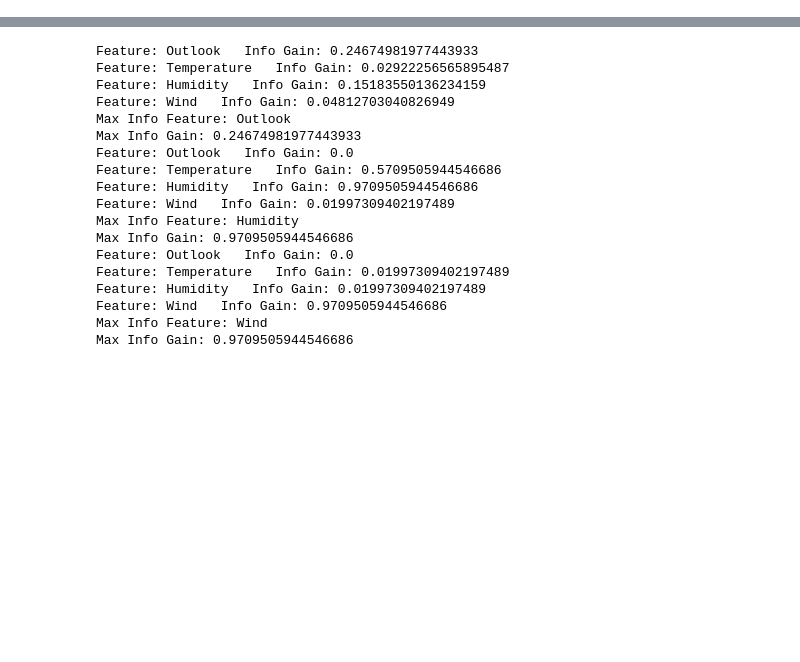
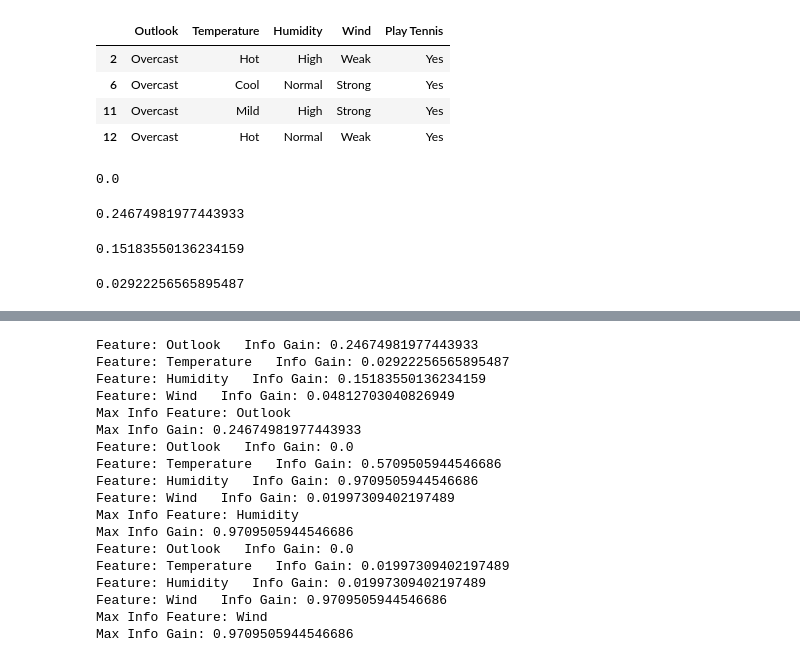
Before and after one commit to machadojohn/HW1, a Jupyter notebook: src/olijnyk/homework 1 decision tree v3.ipynb, the cells around one changed output, grey strips where cells are left out. Cells and saved outputs as stored; diff of their text form; code cells hidden in the pictures; blank space fills up the shorter version.

```diff
--- a/src/olijnyk/homework 1 decision tree v3.ipynb
+++ b/src/olijnyk/homework 1 decision tree v3.ipynb
@@ -170,0 +136,18 @@ root, train_data_sub = generate_sub_tree(most_info_feature, most_info_gain, trai
+# %%
+#here we demonstrate the algorithm by selecting a the Outlook feature with class of Overcaset.
+# We create a data frame with only those rows where Outlook is sunny
+feature_values = train_data_set[train_data_set["Outlook"] == "Overcast"]
+feature_values
+# %% [output]
+|  | Outlook | Temperature | Humidity | Wind | Play Tennis |
+| 2 | Overcast | Hot | High | Weak | Yes |
+| 6 | Overcast | Cool | Normal | Strong | Yes |
+| 11 | Overcast | Mild | High | Strong | Yes |
+| 12 | Overcast | Hot | Normal | Weak | Yes |
+# %%
+#now calculate the entropy of Outlook is Sunny
+calc_entropy(feature_values, label_string, label_class_list)
+#this matches the hand calculated value
+#here we note that this has entropy of 0 because all of the lable output values are of one value.  Here 'Yes'
+# %% [output]
+0.0
@@ -170,0 +178,18 @@ root, train_data_sub = generate_sub_tree(most_info_feature, most_info_gain, trai
+# %%
+#now calcluate the information gain for Outlook
+calc_info_gain("Outlook", train_data_set, label_string, label_class_list)
+#we see this agrees with the hand calculation
+# %% [output]
+0.24674981977443933
+# %%
+#now calcluate the information gain for Humidity
+calc_info_gain("Humidity", train_data_set, label_string, label_class_list)
+#we see this agrees with the hand calculation
+# %% [output]
+0.15183550136234159
+# %%
+#now calcluate the information gain for Temperature
+calc_info_gain("Temperature", train_data_set, label_string, label_class_list)
+#we see this agrees with the hand calculation
+# %% [output]
+0.02922256565895487
```
Also changed, not shown: parts of 46 cells of this notebook, 1 other file.
